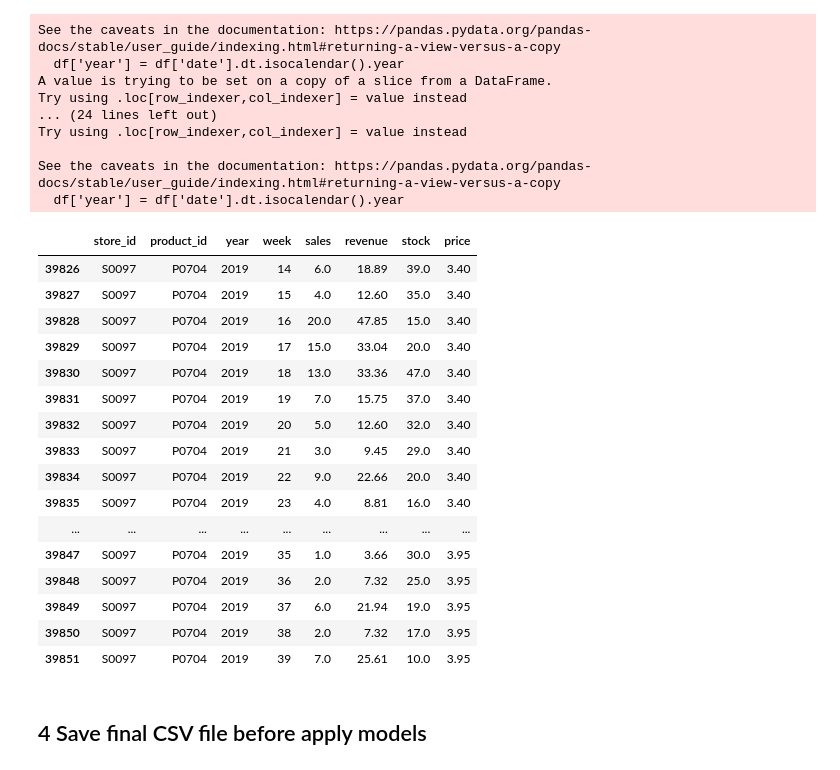
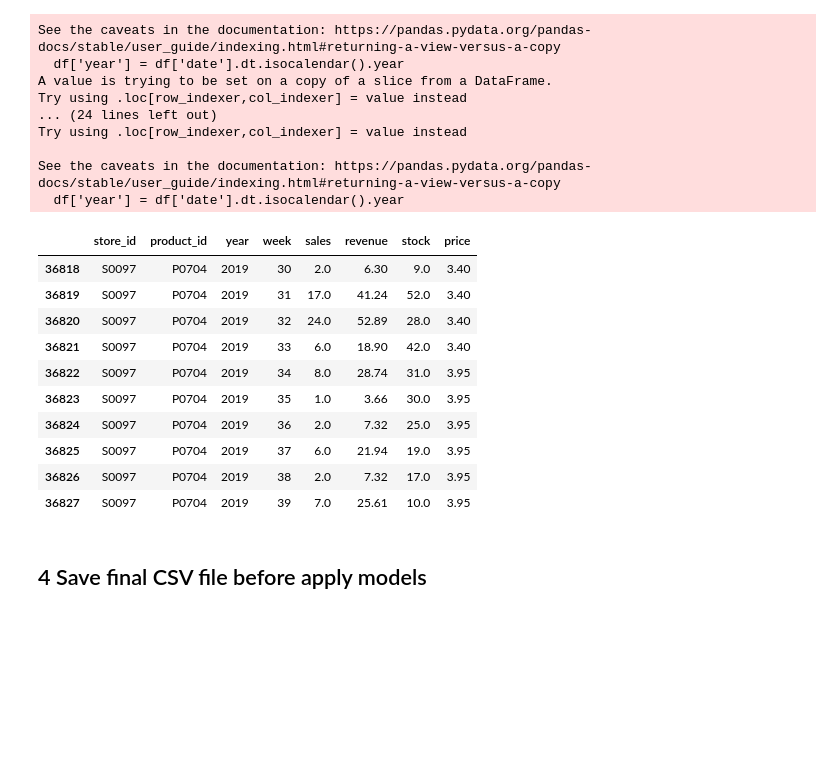
Before and after one commit to yurimfreitas/ProjectII, a Jupyter notebook: 4-DataTransforming.ipynb, the cells around one changed output. Cells and saved outputs as stored; diff of their text form; code cells hidden in the pictures; blank space fills up the shorter version.

Commit message:
last version

```diff
--- a/4-DataTransforming.ipynb
+++ b/4-DataTransforming.ipynb
@@ -314,25 +303,19 @@ Try using .loc[row_indexer,col_indexer] = value instead
 See the caveats in the documentation: https://pandas.pydata.org/pandas-docs/stable/user_guide/indexing.html#returning-a-view-versus-a-copy
   df['year'] = df['date'].dt.isocalendar().year
 # %%
-df_sales_filtered_last_6_month[(df_sales_filtered_last_6_month['store_id'] == 'S0097') & (df_sales_filtered_last_6_month['product_id'] == 'P0704')].tail(30)
+df_sales_filtered_last_6_month[(df_sales_filtered_last_6_month['store_id'] == 'S0097') & (df_sales_filtered_last_6_month['product_id'] == 'P0704')].tail(10)
 # %% [output]
 |  | store_id | product_id | year | week | sales | revenue | stock | price |
-| 39826 | S0097 | P0704 | 2019 | 14 | 6.0 | 18.89 | 39.0 | 3.40 |
-| 39827 | S0097 | P0704 | 2019 | 15 | 4.0 | 12.60 | 35.0 | 3.40 |
-| 39828 | S0097 | P0704 | 2019 | 16 | 20.0 | 47.85 | 15.0 | 3.40 |
-| 39829 | S0097 | P0704 | 2019 | 17 | 15.0 | 33.04 | 20.0 | 3.40 |
-| 39830 | S0097 | P0704 | 2019 | 18 | 13.0 | 33.36 | 47.0 | 3.40 |
-| 39831 | S0097 | P0704 | 2019 | 19 | 7.0 | 15.75 | 37.0 | 3.40 |
-| 39832 | S0097 | P0704 | 2019 | 20 | 5.0 | 12.60 | 32.0 | 3.40 |
-| 39833 | S0097 | P0704 | 2019 | 21 | 3.0 | 9.45 | 29.0 | 3.40 |
-| 39834 | S0097 | P0704 | 2019 | 22 | 9.0 | 22.66 | 20.0 | 3.40 |
-| 39835 | S0097 | P0704 | 2019 | 23 | 4.0 | 8.81 | 16.0 | 3.40 |
-| ... | ... | ... | ... | ... | ... | ... | ... | ... |
-| 39847 | S0097 | P0704 | 2019 | 35 | 1.0 | 3.66 | 30.0 | 3.95 |
-| 39848 | S0097 | P0704 | 2019 | 36 | 2.0 | 7.32 | 25.0 | 3.95 |
-| 39849 | S0097 | P0704 | 2019 | 37 | 6.0 | 21.94 | 19.0 | 3.95 |
-| 39850 | S0097 | P0704 | 2019 | 38 | 2.0 | 7.32 | 17.0 | 3.95 |
-| 39851 | S0097 | P0704 | 2019 | 39 | 7.0 | 25.61 | 10.0 | 3.95 |
+| 36818 | S0097 | P0704 | 2019 | 30 | 2.0 | 6.30 | 9.0 | 3.40 |
+| 36819 | S0097 | P0704 | 2019 | 31 | 17.0 | 41.24 | 52.0 | 3.40 |
+| 36820 | S0097 | P0704 | 2019 | 32 | 24.0 | 52.89 | 28.0 | 3.40 |
+| 36821 | S0097 | P0704 | 2019 | 33 | 6.0 | 18.90 | 42.0 | 3.40 |
+| 36822 | S0097 | P0704 | 2019 | 34 | 8.0 | 28.74 | 31.0 | 3.95 |
+| 36823 | S0097 | P0704 | 2019 | 35 | 1.0 | 3.66 | 30.0 | 3.95 |
+| 36824 | S0097 | P0704 | 2019 | 36 | 2.0 | 7.32 | 25.0 | 3.95 |
+| 36825 | S0097 | P0704 | 2019 | 37 | 6.0 | 21.94 | 19.0 | 3.95 |
+| 36826 | S0097 | P0704 | 2019 | 38 | 2.0 | 7.32 | 17.0 | 3.95 |
+| 36827 | S0097 | P0704 | 2019 | 39 | 7.0 | 25.61 | 10.0 | 3.95 |
 # %% [markdown]
 ## 4 Save final CSV file before apply models
 # %%
```
Also changed, not shown: parts of 7 cells of this notebook, 2 other files.
